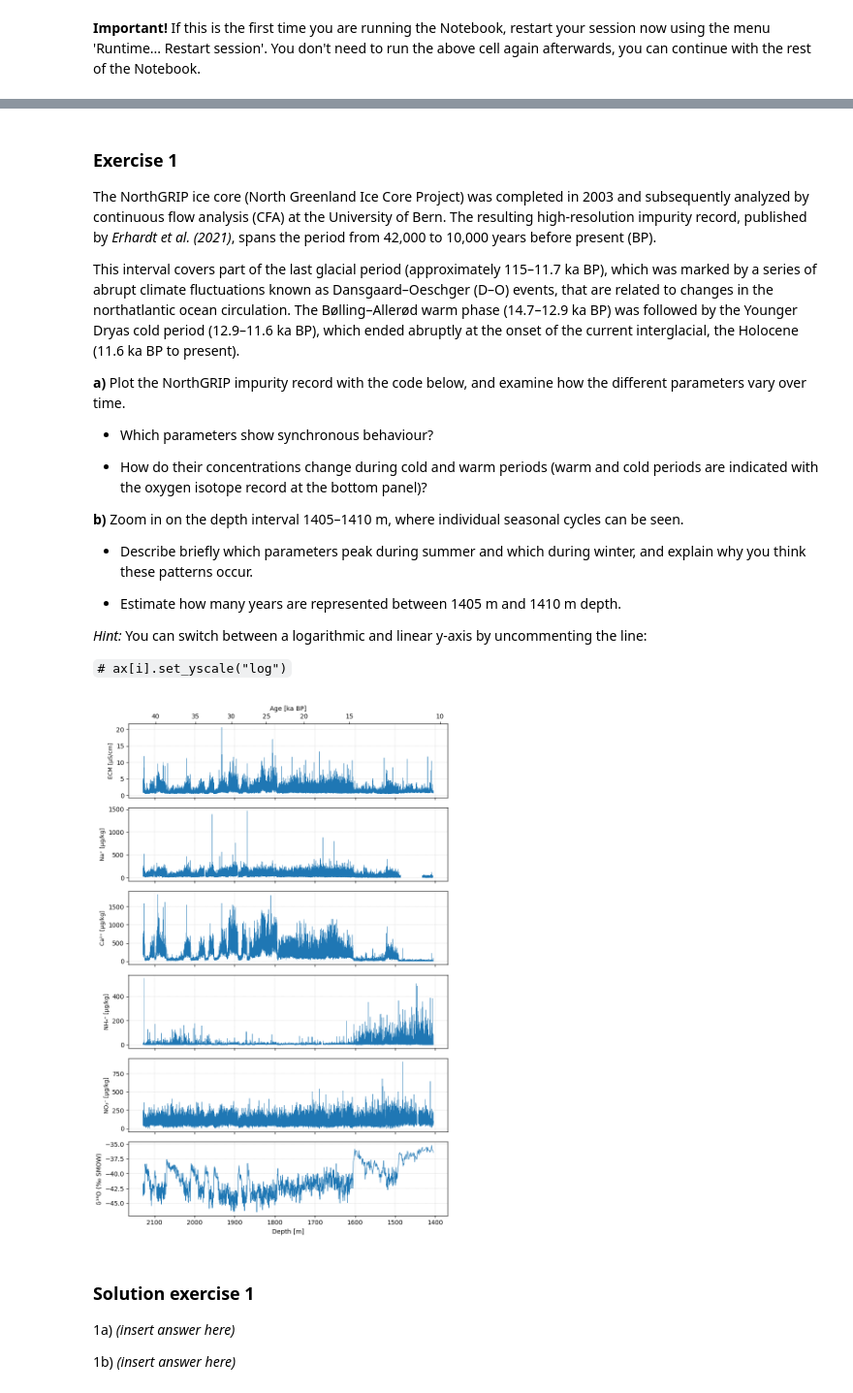
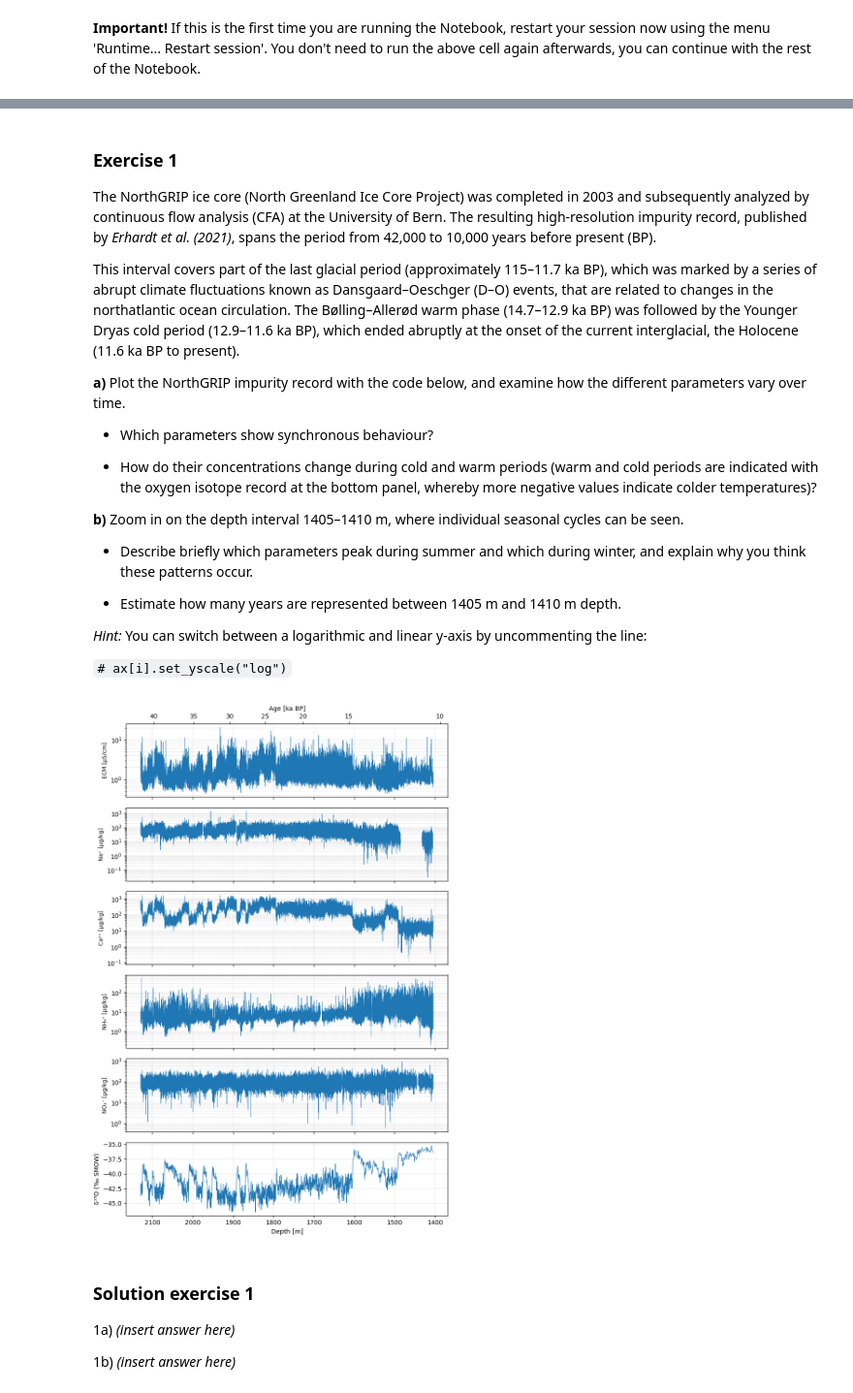
Before and after one commit to tamaragerber/climate_archives, a Jupyter notebook: climate_proxies.ipynb, the cells around one changed output, grey strips where cells are left out. Shown at 97% size. Drawn from its saved outputs; the diff is of its cells as text; code cells hidden in the pictures.

```diff
--- a/climate_proxies.ipynb
+++ b/climate_proxies.ipynb
@@ -33,7 +33,7 @@ Successfully installed ipympl-0.9.8 jedi-0.19.2
 import requests
 import os
 files = {'NGRIP_CFA_1mm.csv': 'https://unils-my.sharepoint.com/:x:/g/personal/tamara_gerber_unil_ch/IQDEpdnAjHQ4QYfTgnlpu9-pAc7bghz1jJojEV6NrWRorXo?download=1',
-         'NGRIP_chronology_20.csv': 'https://unils-my.sharepoint.com/:x:/g/personal/tamara_gerber_unil_ch/IQCEPOoNWEJ5Rq4GvRM7aarzAap-ujh18PQ1L7j0Yd7FO6A?download=1',
+         'NGRIP_chronology_20.tab': 'https://unils-my.sharepoint.com/:u:/g/personal/tamara_gerber_unil_ch/IQClh1_35mApRblnQSBAg7neAVnPyULUqkyVqbk8KkqdfgU?download=1',
          'domec_d18O.csv': 'https://unils-my.sharepoint.com/:x:/g/personal/tamara_gerber_unil_ch/IQAfO8HLRMCOTa9o4bOPxDM3AQMlioPEBqxYviEAhR9Gpk4?download=1',
          'domec_co2.tab': 'https://unils-my.sharepoint.com/:x:/g/personal/tamara_gerber_unil_ch/IQCVnsLgGK6LQZoFgRlHaA76ARfRxhX81KLCTJOuwdnHQXs?download=1'}
 
@@ -92,7 +92,7 @@ This interval covers part of the last glacial period (approximately 115–11.7 k
 
 - Which parameters show synchronous behaviour?
 
-- How do their concentrations change during cold and warm periods (warm and cold periods are indicated with the oxygen isotope record at the bottom panel)?
+- How do their concentrations change during cold and warm periods (warm and cold periods are indicated with the oxygen isotope record at the bottom panel, whereby more negative values indicate colder temperatures)?
 
 
 **b)** Zoom in on the depth interval 1405–1410 m, where individual seasonal cycles can be seen.
@@ -118,7 +118,7 @@ output.enable_custom_widget_manager()
 
 # --- filenames ---
 ngrip_impurity_file = "NGRIP_CFA_1mm.csv"
-ngrip_isotope_file = "NGRIP_chronology_20.csv"
+ngrip_isotope_file = "NGRIP_chronology_20.tab"
 
 # --- 1. read impurity data ---
 with open(ngrip_impurity_file, 'r') as f:
@@ -127,7 +127,7 @@ with open(ngrip_impurity_file, 'r') as f:
             header_line = i
             break
 
-# Load data, skip metadata lines, convert numeric columns
+# --- Load data, skip metadata lines, convert numeric columns ---
 ng_imp = pd.read_csv(ngrip_impurity_file, sep='\t', skiprows=header_line)
 ng_imp = ng_imp.dropna(how='all').apply(pd.to_numeric, errors='coerce')
 
@@ -147,7 +147,7 @@ ngrip_depth_iso = ng_iso["Depth ice/snow [m]"]
 ngrip_age = ng_iso["Age [ka BP]"]
 ngrip_delta18O = ng_iso["δ18O H2O [‰ SMOW]"]
 
-# Define impurity variables to plot (column name, label)
+# --- Define impurity variables to plot (column name, label) ---
 variables = [
     ("EC [µS/cm]", "ECM [µS/cm]"),
     ("Na+ [µg/kg]", "Na⁺ [µg/kg]"),
@@ -166,38 +166,38 @@ depth_max = min(ngrip_depth_imp.max(), ngrip_depth_iso.max())
 
 mask_imp = (ngrip_depth_imp >= depth_min) & (ngrip_depth_imp <= depth_max)
 mask_iso = (ngrip_depth_iso >= depth_min) & (ngrip_depth_iso <= depth_max)
 
 # --- 6. create figure ---
 fig, ax = plt.subplots(6, 1, figsize=(8, 12), sharex=True)
 
-# Plot impurity records
+# --- Plot impurity records ---
 for i, (col, label) in enumerate(variables):
     if col in ng_imp.columns:
         ax[i].plot(ngrip_depth_imp[mask_imp], ng_imp[col][mask_imp], lw=0.5)
         # Uncomment below to use logarithmic y-axis
-        # ax[i].set_yscale("log")
+        ax[i].set_yscale("log")
         ax[i].set_ylabel(label, fontsize=9)
         ax[i].grid(True, which="both", ls="--", lw=0.3)
     else:
         # If a variable is missing, display a notice instead of an empty plot
         ax[i].text(0.5, 0.5, f"{col} missing", ha="center", va="center")
         ax[i].set_axis_off()
 
-# Plot δ18O record (bottom panel)
+# --- Plot δ18O record (bottom panel) ---
 ax[-1].plot(ngrip_depth_iso[mask_iso], ngrip_delta18O[mask_iso], color='tab:blue', lw=0.8)
 ax[-1].invert_xaxis()  # Depth increases downward
 ax[-1].set_ylabel("δ¹⁸O (‰ SMOW)")
 ax[-1].set_xlabel("Depth [m]")
 ax[-1].grid(True, which="both", ls="--", lw=0.3)
 
-# Add secondary x-axis (age in ka BP)
+# --- Add secondary x-axis (age in ka BP) ---
 secax = ax[0].secondary_xaxis('top', functions=(depth_to_age, age_to_depth))
 secax.set_xlabel("Age [ka BP]")
 
 plt.tight_layout()
 plt.show()
 # %% [output]
-[figure, old version]
+[figure, new version]
 # %% [markdown]
 ### Solution exercise 1
 
```
Also changed, not shown: parts of 2 cells of this notebook.
